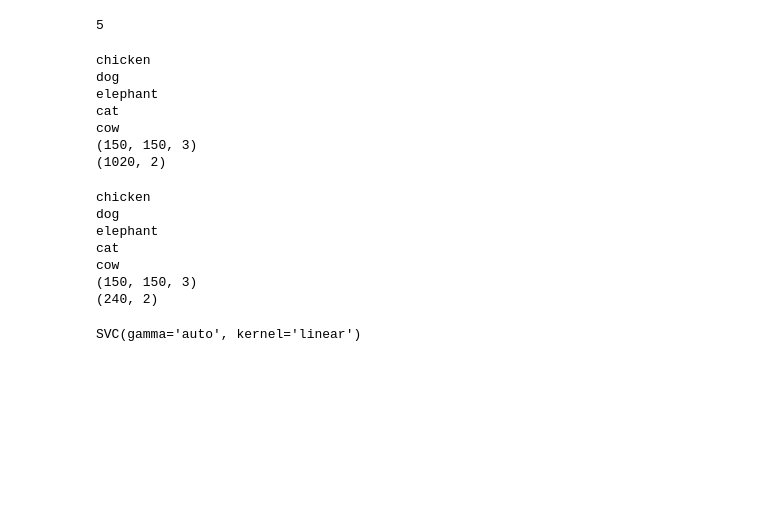
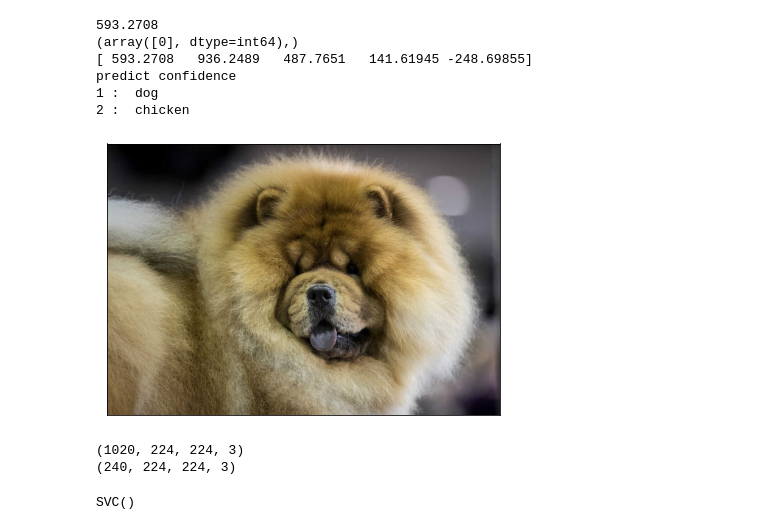
Before and after one commit to VILAIDED/KHDL, a Jupyter notebook: train.ipynb, the cells around one changed output. Cells and saved outputs as stored; diff of their text form; code cells hidden in the pictures; blank space fills up the shorter version.

```diff
--- a/train.ipynb
+++ b/train.ipynb
@@ -54,8 +48,3 @@ def plt_result(path,label):
   plt.xticks([])
   plt.yticks([])
   plt.show()
-# %%
-  dic = {0 : "chicken",1: "dog",2 : "elephant",3 : "cat", 4 : "cow"}
-  print(len(dic))
-# %% [output]
-5
@@ -65,0 +94,11 @@ def get_predict_label(pred):
+# %%
+path = "t.jpg"
+makePredict(path,model,(224,224))
+# %% [output]
+593.2708
+(array([0], dtype=int64),)
+[ 593.2708   936.2489   487.7651   141.61945 -248.69855]
+predict confidence
+1 :  dog
+2 :  chicken
+[figure, added]
@@ -70,26 +120,11 @@ url = f"F:/Nam3HK2/KHDL/final/dataset/khdl_dummy_data/"
 url_val = f"F:/Nam3HK2/KHDL/final/dataset/validation_data/"
 X_train,y_train = getData(labels,url,dic)
 X_test,y_test=getData(labels,url_val,dic)
+print(X_train.shape)
+print(X_test.shape)
+# lenofimage = len(X_test)
+# X_test= np.array(X_test).reshape(lenofimage,-1)
+# y2 = svc.predict(X_test)
 # %% [output]
-chicken
-dog
-elephant
-cat
-cow
-(150, 150, 3)
-(1020, 2)
+(1020, 224, 224, 3)
+(240, 224, 224, 3)
-chicken
-dog
-elephant
-cat
-cow
-(150, 150, 3)
-(240, 2)
-# %%
-svc = SVC(kernel='linear',gamma='auto')
-lenofimage = len(X_train)
-X_train= np.array(X_train).reshape(lenofimage,-1)
-
-svc.fit(X_train, y_train)
-# %% [output]
-SVC(gamma='auto', kernel='linear')
@@ -99,0 +170,13 @@ y2 = svc.predict(X_test)
+# %%
+x_train_svc = np.array(X_train).reshape(len(X_train),-1)
+y_train_svc = y_train
+x_test_svc = np.array(X_test).reshape(len(X_test),-1)
+y_test_svc = y_test
+
+x_train_svc  = x_train_svc/255.0
+x_test_svc = x_test_svc/255.0
+svc = SVC()
+
+svc.fit(x_train_svc, y_train_svc)
+# %% [output]
+SVC()
```
Also changed, not shown: parts of 34 cells of this notebook.
